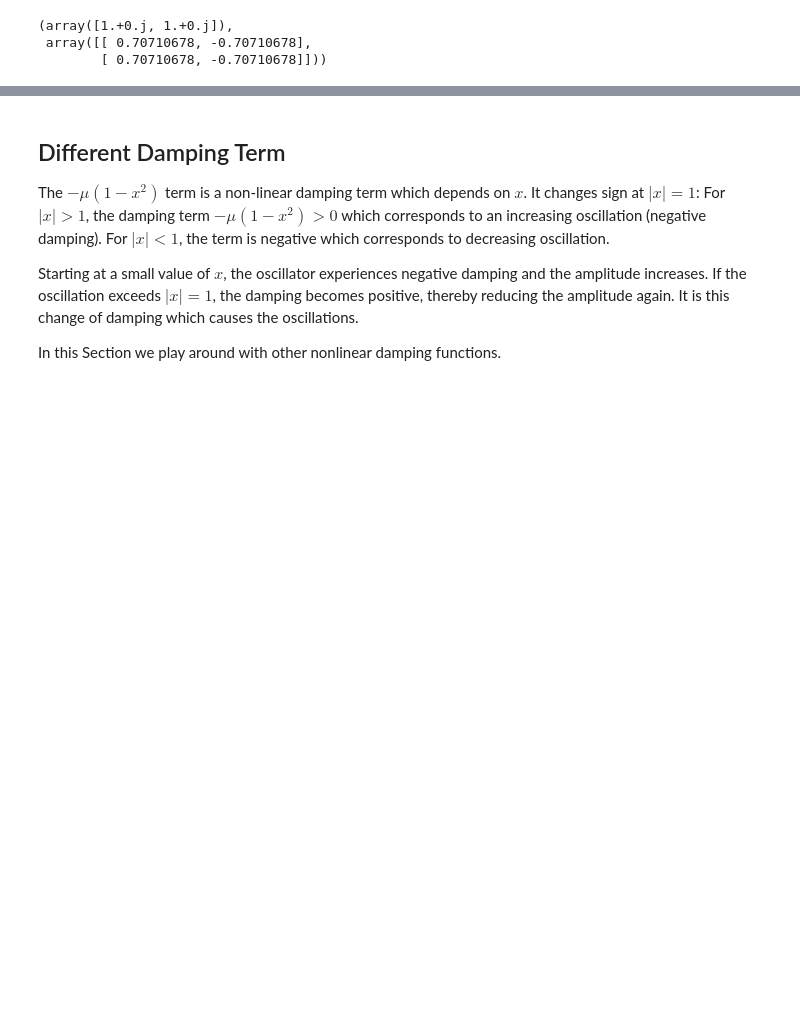
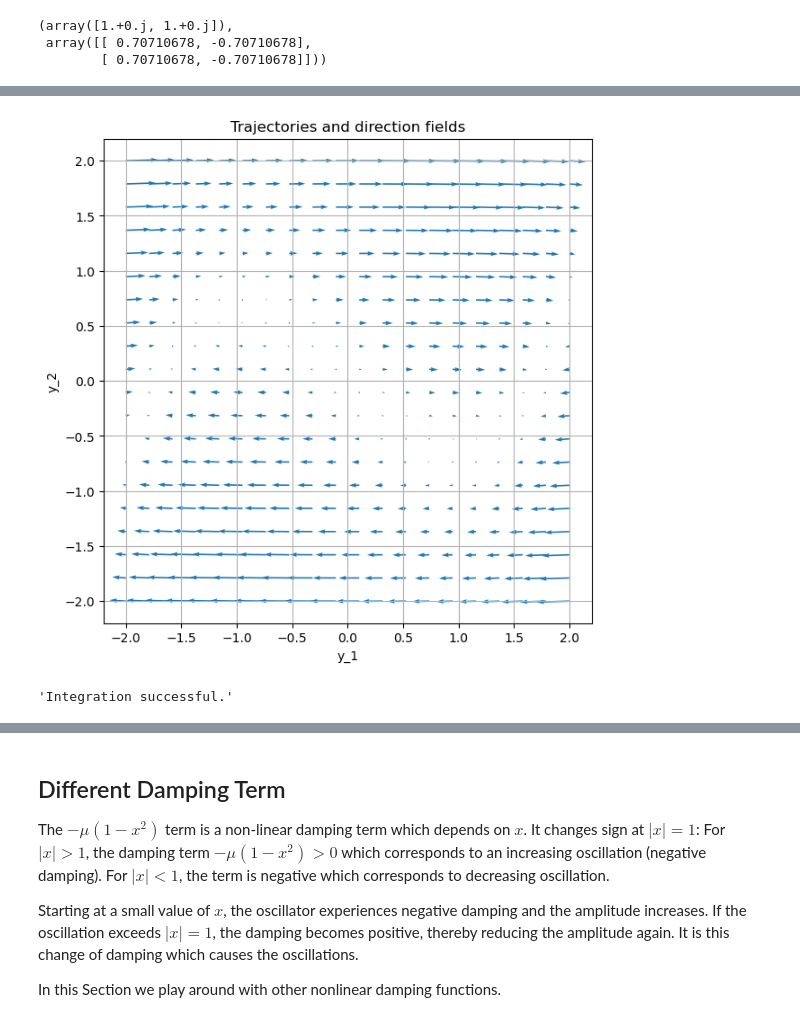
Before and after one commit to ClemensFMN/Notebooks, a Jupyter notebook: ODE/Exercise_6.1.8 (van der Pol).ipynb, the cells around one changed output, grey strips where cells are left out. Cells and saved outputs as stored; diff of their text form; code cells hidden in the pictures; blank space fills up the shorter version.

```diff
--- a/ODE/Exercise_6.1.8 (van der Pol).ipynb
+++ b/ODE/Exercise_6.1.8 (van der Pol).ipynb
@@ -110,0 +124,17 @@ lin.eig(A)
+# %%
+mu = 5.0
+# %%
+def dX_dt(X, t=0):
+    return np.array([mu*( X[1] - (1/3*X[0]**3 - X[0])),
+                     -1/mu * X[0] ])
+# %%
+vField(-2, 2, -2, 2, dX_dt, Norm = False)
+# %% [output]
+[figure, added]
+# %%
+tmax = 12
+t = np.linspace(0, tmax, 100)
+X, infodict = solveODE(dX_dt, [0., 0.1], t)
+infodict['message']
+# %% [output]
+'Integration successful.'
```
Also changed, not shown: parts of 3 cells of this notebook.
